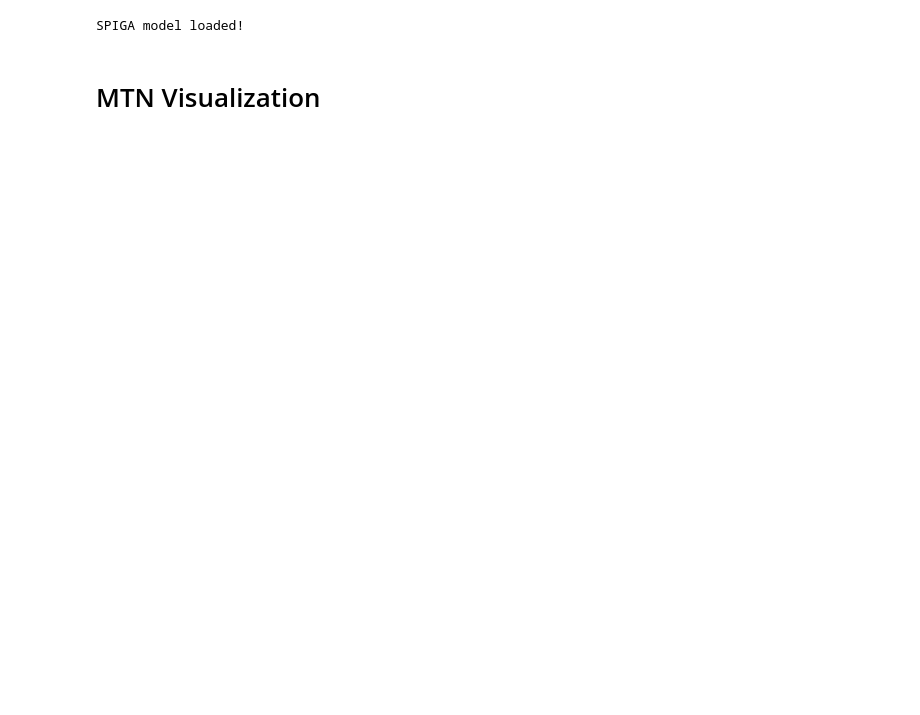
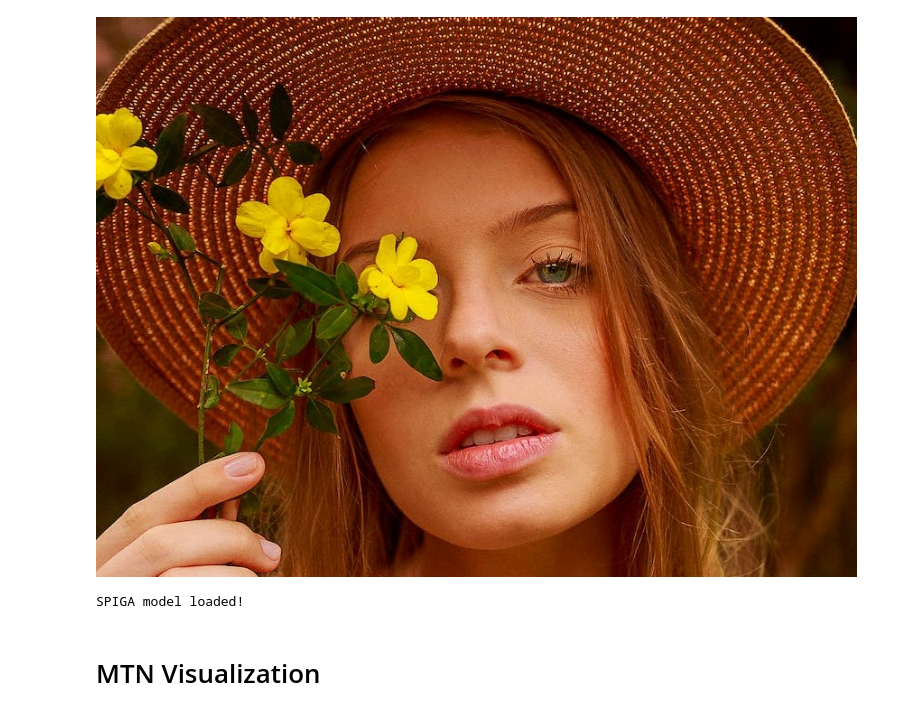
Before and after one commit to vieris123/SPIGA, a Jupyter notebook: demo.ipynb, the cells around one changed output. Saved outputs shown, nothing was run; the diff lists cells and outputs as text; code cells hidden in the pictures; blank space fills up the shorter version.

```diff
--- a/demo.ipynb
+++ b/demo.ipynb
@@ -12,3 +16,7 @@ with open('./assets/colab/bbox_sportsfan.json') as jsonfile:
+# %%
+display(Image.fromarray(cv2.cvtColor(image, cv2.COLOR_BGR2RGB)))
+# %% [output]
+[figure, added]
 # %%
 from spiga.inference.config import ModelConfig
 from spiga.inference.framework import SPIGAFramework
```
Also changed, not shown: parts of 15 cells of this notebook, 2 other files.
